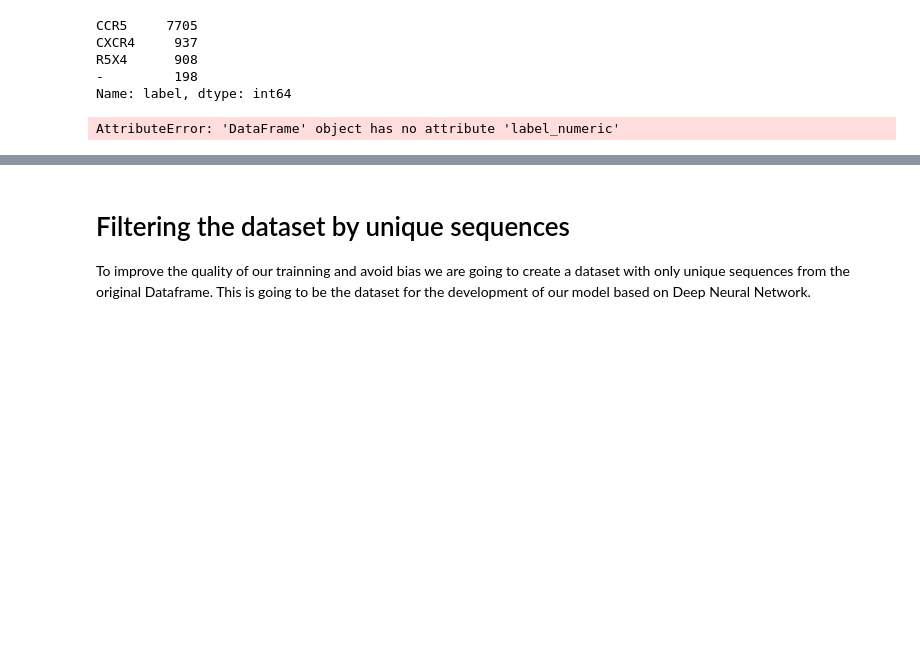
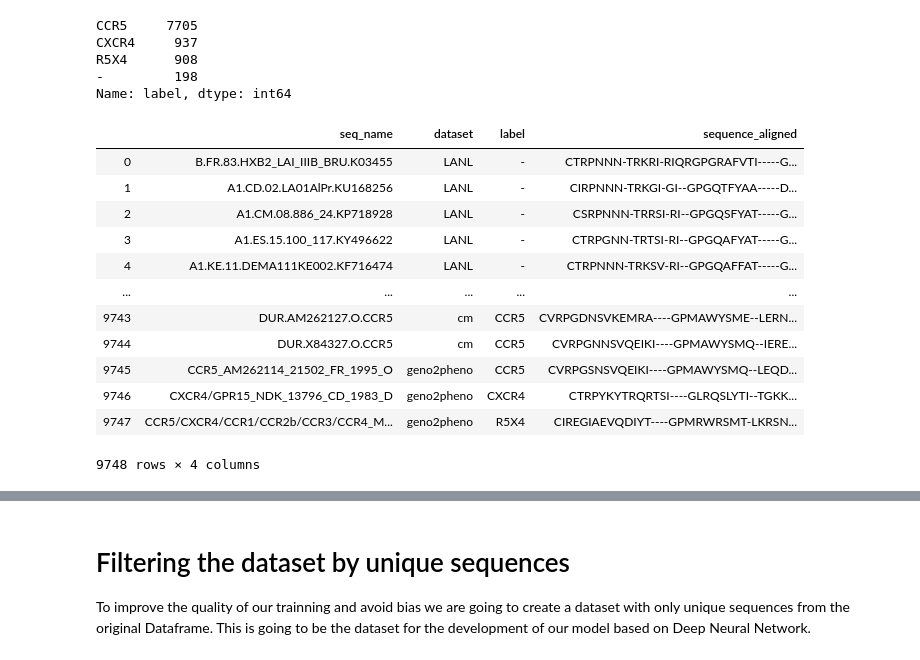
Before and after one commit to GabrielSGoncalves/DeepTropism, a Jupyter notebook: DeepTropism_3_trainning_CNNs.ipynb, the cells around one changed output, grey strips where cells are left out. Saved outputs shown, nothing was run; the diff lists cells and outputs as text; code cells hidden in the pictures; blank space fills up the shorter version.

```diff
--- a/DeepTropism_3_trainning_CNNs.ipynb
+++ b/DeepTropism_3_trainning_CNNs.ipynb
@@ -63,6 +63,18 @@ R5X4      908
 -         198
 Name: label, dtype: int64
 # %%
-df.label_numeric.value_counts()
+df
 # %% [output]
+|  | seq_name | dataset | label | sequence_aligned |
+| 0 | B.FR.83.HXB2_LAI_IIIB_BRU.K03455 | LANL | - | CTRPNNN-TRKRI-RIQRGPGRAFVTI-----G... |
+| 1 | A1.CD.02.LA01AlPr.KU168256 | LANL | - | CIRPNNN-TRKGI-GI--GPGQTFYAA-----D... |
+| 2 | A1.CM.08.886_24.KP718928 | LANL | - | CSRPNNN-TRRSI-RI--GPGQSFYAT-----G... |
+| 3 | A1.ES.15.100_117.KY496622 | LANL | - | CTRPGNN-TRTSI-RI--GPGQAFYAT-----G... |
+| 4 | A1.KE.11.DEMA111KE002.KF716474 | LANL | - | CTRPNNN-TRKSV-RI--GPGQAFFAT-----G... |
+| ... | ... | ... | ... | ... |
+| 9743 | DUR.AM262127.O.CCR5 | cm | CCR5 | CVRPGDNSVKEMRA----GPMAWYSME--LERN... |
+| 9744 | DUR.X84327.O.CCR5 | cm | CCR5 | CVRPGNNSVQEIKI----GPMAWYSMQ--IERE... |
+| 9745 | CCR5_AM262114_21502_FR_1995_O | geno2pheno | CCR5 | CVRPGSNSVQEIKI----GPMAWYSMQ--LEQD... |
+| 9746 | CXCR4/GPR15_NDK_13796_CD_1983_D | geno2pheno | CXCR4 | CTRPYKYTRQRTSI----GLRQSLYTI--TGKK... |
+| 9747 | CCR5/CXCR4/CCR1/CCR2b/CCR3/CCR4_M... | geno2pheno | R5X4 | CIREGIAEVQDIYT----GPMRWRSMT-LKRSN... |
-AttributeError: 'DataFrame' object has no attribute 'label_numeric'
+9748 rows × 4 columns
```
Also changed, not shown: parts of 31 cells of this notebook.
